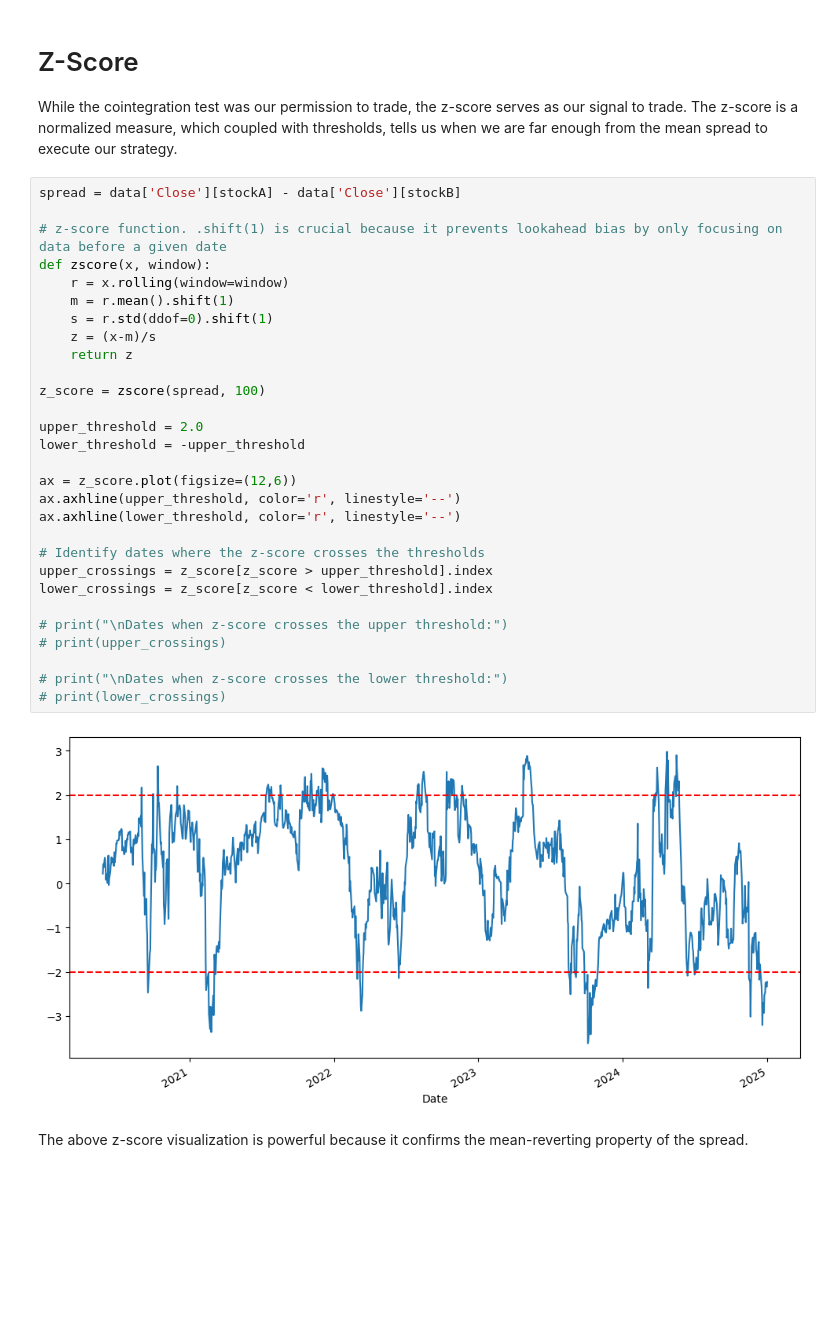
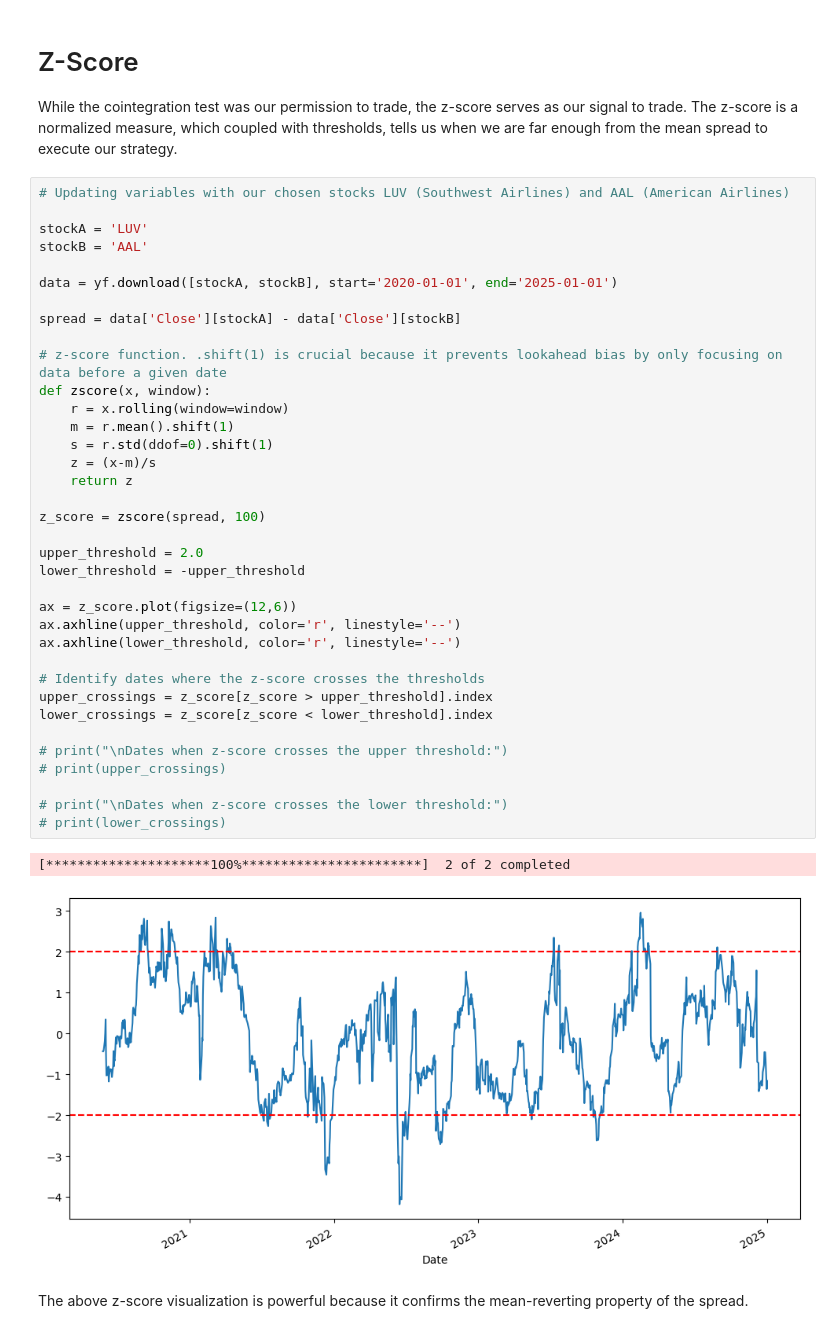
Before and after one commit to eleubner02/01-Stat-Arb-Pairs-Trading, a Jupyter notebook: notebooks/pairs_trading_analysis_v1.ipynb, the cells around one changed output. Saved outputs shown, nothing was run; the diff lists cells and outputs as text; blank space fills up the shorter version.

```diff
--- a/notebooks/pairs_trading_analysis_v1.ipynb
+++ b/notebooks/pairs_trading_analysis_v1.ipynb
@@ -53,36 +185,44 @@ The Engle-Granger test resulted in a p-value of 0.469. The null hypothesis for t
 
 While the cointegration test was our permission to trade, the z-score serves as our signal to trade. The z-score is a normalized measure, which coupled with thresholds, tells us when we are far enough from the mean spread to execute our strategy.
 # %%
+# Updating variables with our chosen stocks LUV (Southwest Airlines) and AAL (American Airlines)
+
+stockA = 'LUV'
+stockB = 'AAL'
+
+data = yf.download([stockA, stockB], start='2020-01-01', end='2025-01-01')
+
 spread = data['Close'][stockA] - data['Close'][stockB]
 
 # z-score function. .shift(1) is crucial because it prevents lookahead bias by only focusing on data before a given date
 def zscore(x, window):
     r = x.rolling(window=window)
     m = r.mean().shift(1)
     s = r.std(ddof=0).shift(1)
     z = (x-m)/s
     return z
 
 z_score = zscore(spread, 100)
 
 upper_threshold = 2.0
 lower_threshold = -upper_threshold
 
 ax = z_score.plot(figsize=(12,6))
 ax.axhline(upper_threshold, color='r', linestyle='--')
 ax.axhline(lower_threshold, color='r', linestyle='--')
 
 # Identify dates where the z-score crosses the thresholds
 upper_crossings = z_score[z_score > upper_threshold].index
 lower_crossings = z_score[z_score < lower_threshold].index
 
 # print("\nDates when z-score crosses the upper threshold:")
 # print(upper_crossings)
 
 # print("\nDates when z-score crosses the lower threshold:")
 # print(lower_crossings)
 # %% [output]
+[*********************100%***********************]  2 of 2 completed
-[figure, old version]
+[figure, new version]
 # %% [markdown]
 The above z-score visualization is powerful because it confirms the mean-reverting property of the spread.
 # %% [markdown]
```
Also changed, not shown: parts of 7 cells of this notebook.
